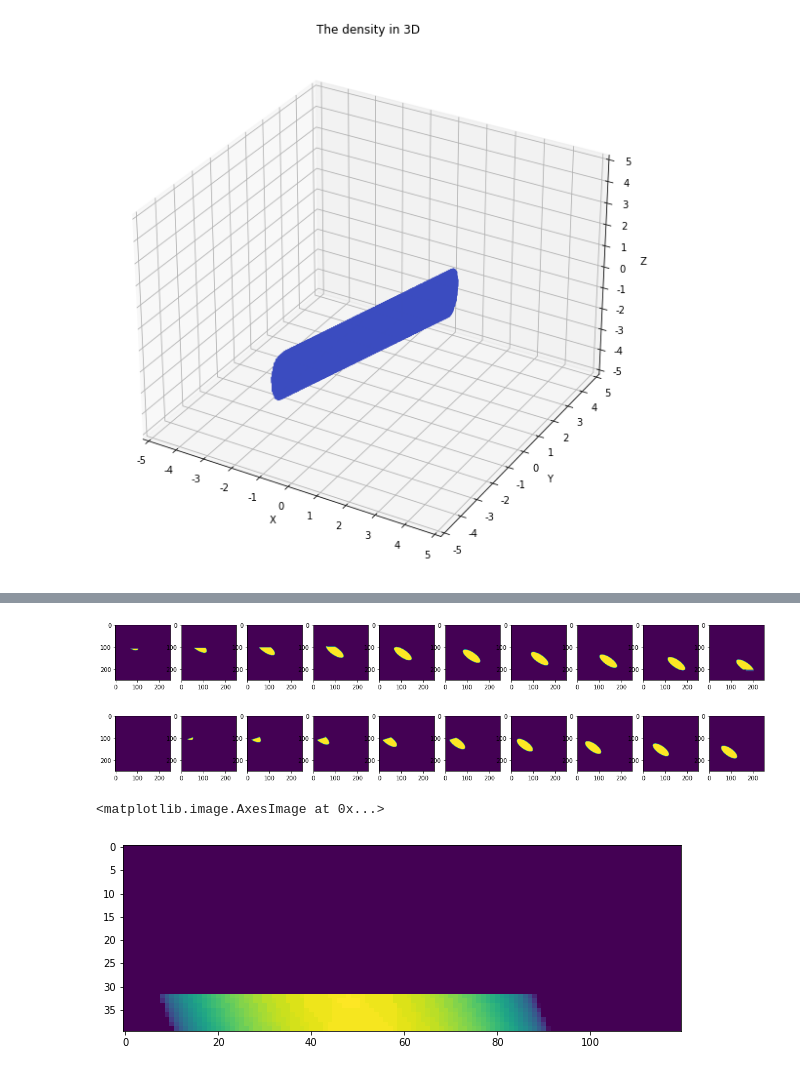
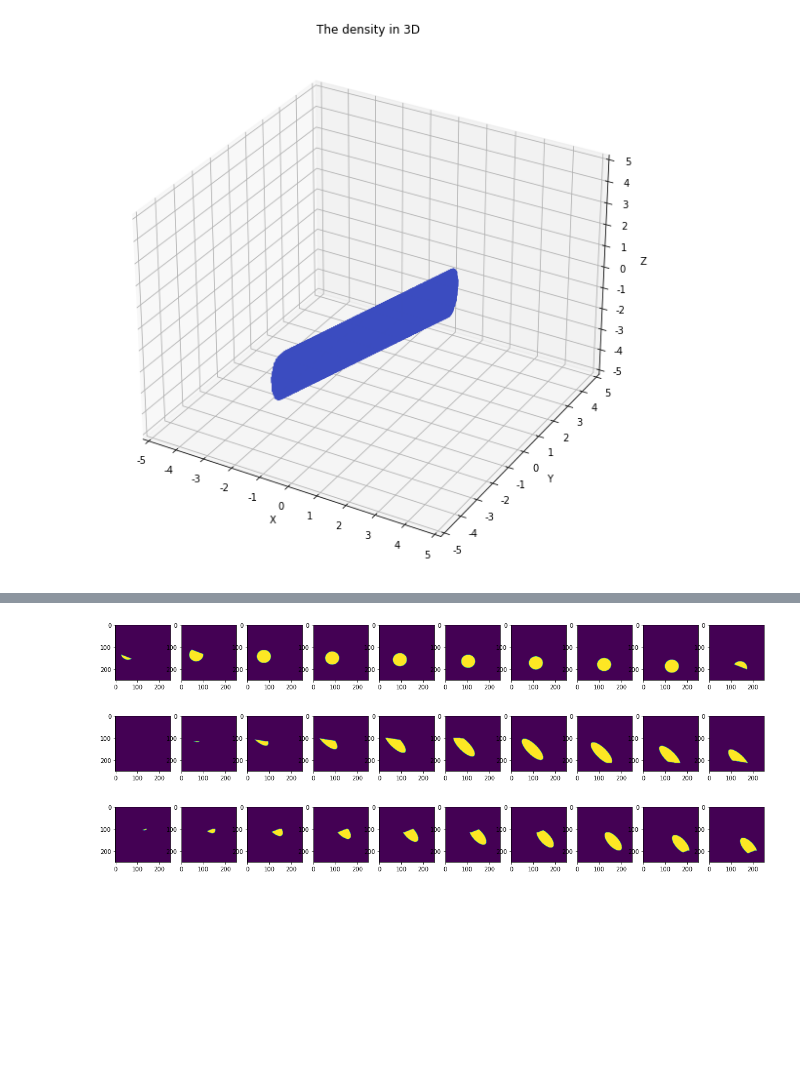
Before and after one commit to sofyalaski/SAXS-simulations, a Jupyter notebook: creating_forms.ipynb, the cells around one changed output, grey strips where cells are left out. Cells and saved outputs as stored; diff of their text form; code cells hidden in the pictures; blank space fills up the shorter version.

```diff
--- a/creating_forms.ipynb
+++ b/creating_forms.ipynb
@@ -125,14 +114,12 @@ plt.imshow(simulation.density.sum(axis=2))
+# %%
+plot_slices_at_interval(12, 100, simulation, 'x')
+# %% [output]
+[figure, added]
 # %%
-plot_slices_at_interval(10, 20, simulation, 'y')
+plot_slices_at_interval(10, 100, simulation, 'y')
 # %% [output]
-[figure, old version]
+[figure, new version]
 # %%
-plot_slices_at_interval(10, 50, simulation, 'z')
+plot_slices_at_interval(10, 30, simulation, 'z')
 # %% [output]
-[figure, old version]
+[figure, new version]
-# %%
-plt.figure(figsize = (10,10))
-plt.imshow(simulation.density.sum(axis=2)[0:40,0:120])
-# %% [output]
-<matplotlib.image.AxesImage at 0x...>
-[figure, removed]
```
Also changed, not shown: parts of 34 cells of this notebook, 12 other files.
